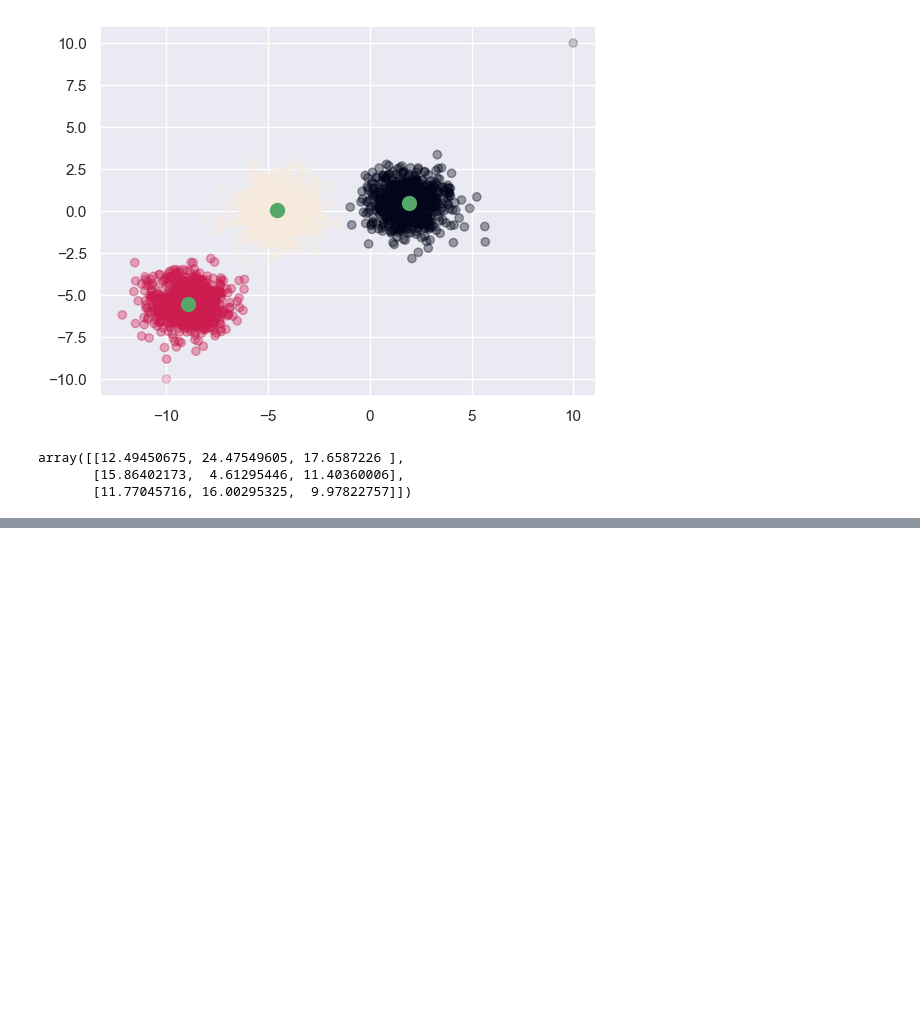
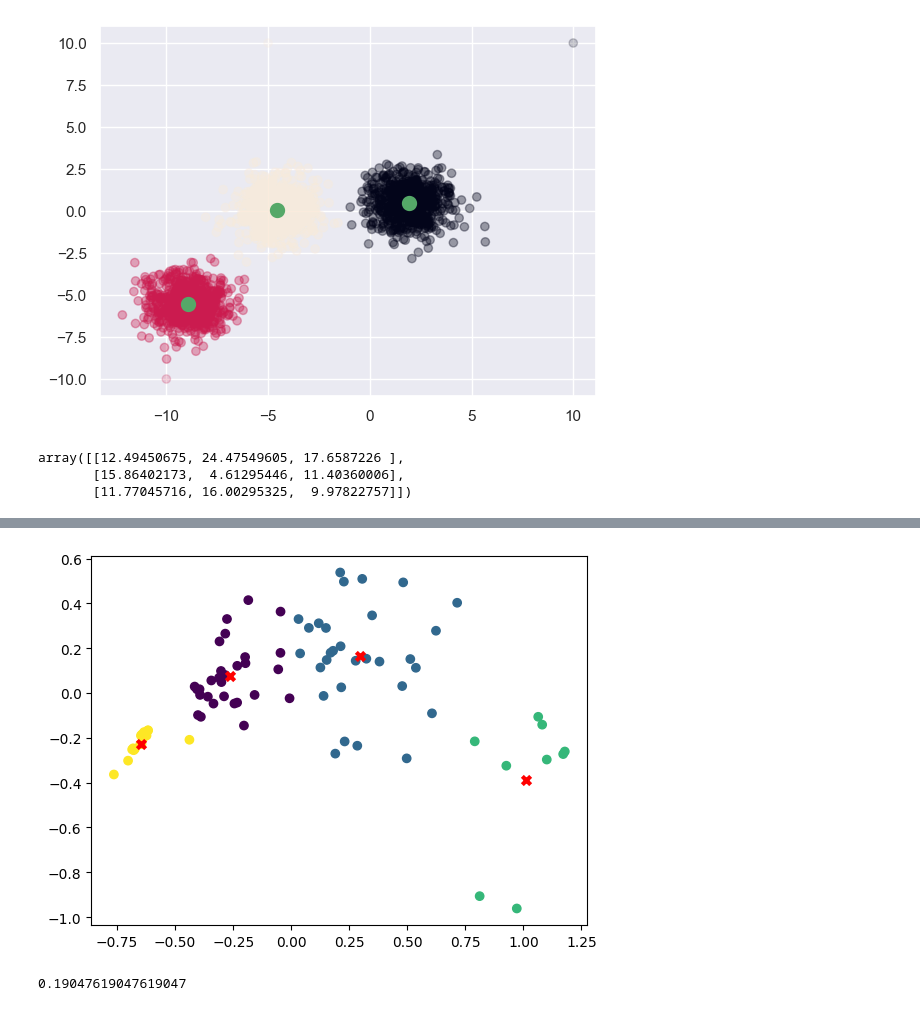
Before and after one commit to Darional/Data-Analysis-and-Python-Library-Codes, a Jupyter notebook: Data_Analysis_and_numpy/08_Unsupervised_Learning.ipynb, the cells around one changed output, grey strips where cells are left out. Saved outputs shown, nothing was run; the diff lists cells and outputs as text; code cells hidden in the pictures; blank space fills up the shorter version.

Commit message:
File 07: Minor modifications. File 08:Added information of KMean and code examples.

```diff
--- a/Data_Analysis_and_numpy/08_Unsupervised_Learning.ipynb
+++ b/Data_Analysis_and_numpy/08_Unsupervised_Learning.ipynb
@@ -123,0 +321,21 @@ array([[12.49450675, 24.47549605, 17.6587226 ],
+# %%
+# Step 7: Implementing K-Mean model
+
+kmean = KMeans(n_clusters=4,
+               n_init=3,
+               init='k-means++',
+               tol=1e-4,
+               random_state=170,
+               verbose=False,).fit(reduced_data)
+plt.Figure(figsize=(16,8))
+plt.scatter(reduced_data[:,0], reduced_data[:,1], c=kmean.labels_, cmap='viridis')
+plt.scatter(kmean.cluster_centers_[:,0], kmean.cluster_centers_[:,1], c='r', marker='x', linewidths=3)
+plt.show()
+# %% [output]
+[figure, added]
+# %%
+y_train = laliga_data[laliga_data['Minutos_jugados'] > 2000]['categoria'].to_numpy()
+score = metrics.accuracy_score(y_train, kmean.labels_ + 1)
+score
+# %% [output]
+0.19047619047619047
```
Also changed, not shown: parts of 19 cells of this notebook, 2 other files.
